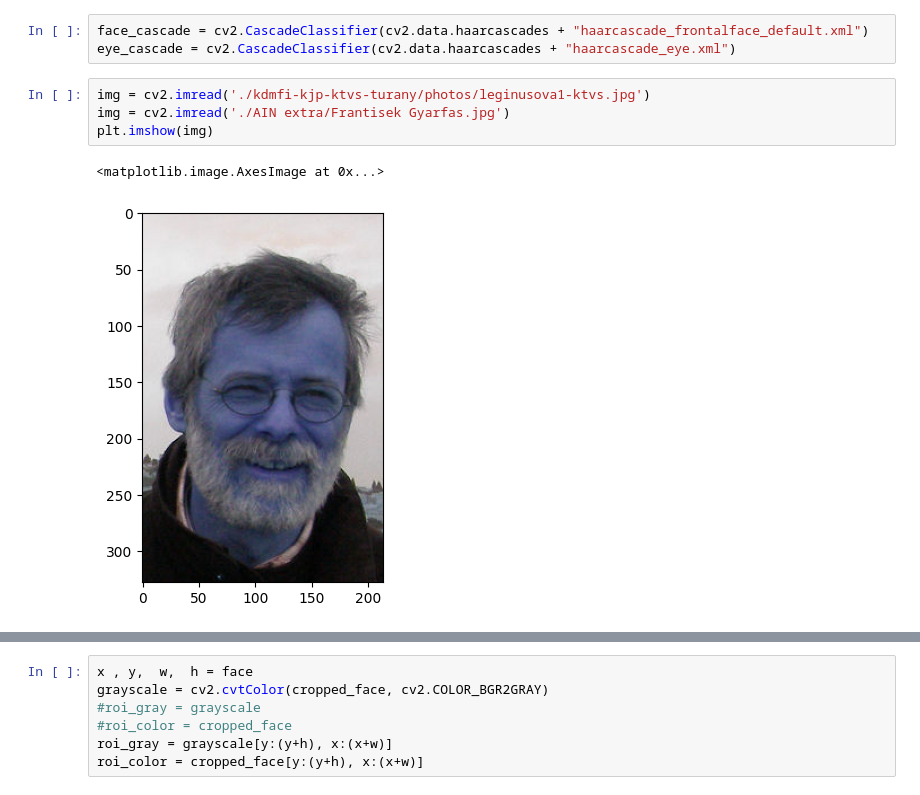
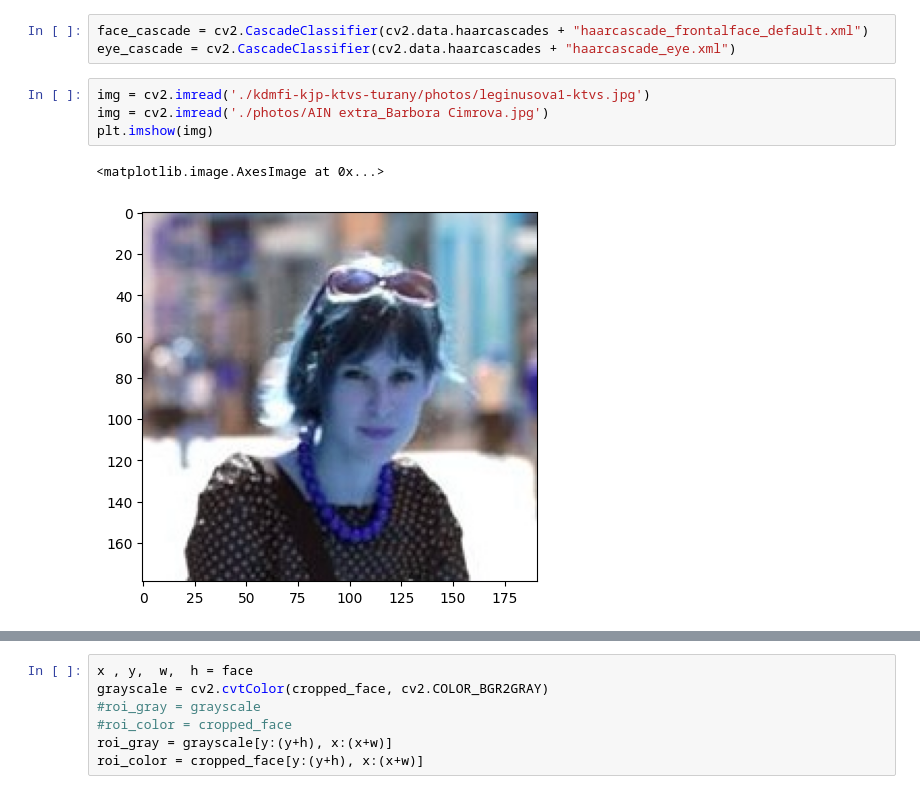
Before and after one commit to vikion/eigenfaces, a Jupyter notebook: face_alignment_demo.ipynb, the cells around one changed output, grey strips where cells are left out. Cells and saved outputs as stored; diff of their text form.

```diff
--- a/face_alignment_demo.ipynb
+++ b/face_alignment_demo.ipynb
@@ -9,11 +9,11 @@ face_cascade = cv2.CascadeClassifier(cv2.data.haarcascades + "haarcascade_fronta
 eye_cascade = cv2.CascadeClassifier(cv2.data.haarcascades + "haarcascade_eye.xml")
 # %%
 img = cv2.imread('./kdmfi-kjp-ktvs-turany/photos/leginusova1-ktvs.jpg')
-img = cv2.imread('./AIN extra/Frantisek Gyarfas.jpg')
+img = cv2.imread('./photos/AIN extra_Barbora Cimrova.jpg')
 plt.imshow(img)
 # %% [output]
 <matplotlib.image.AxesImage at 0x...>
-[figure, old version]
+[figure, new version]
 # %%
 grayscale = cv2.cvtColor(img, cv2.COLOR_BGR2GRAY)
 faces = face_cascade.detectMultiScale(grayscale, 1.1, 4)
```
Also changed, not shown: parts of 7 cells of this notebook, 3 other files.
